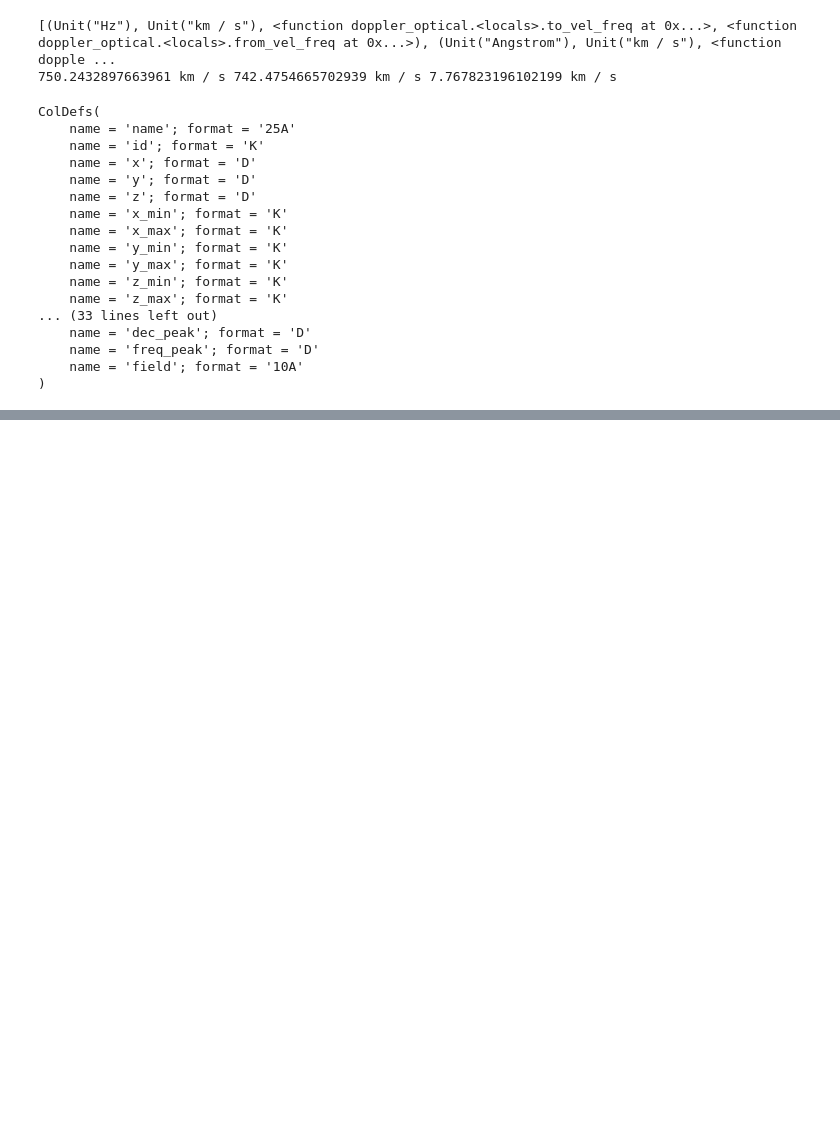
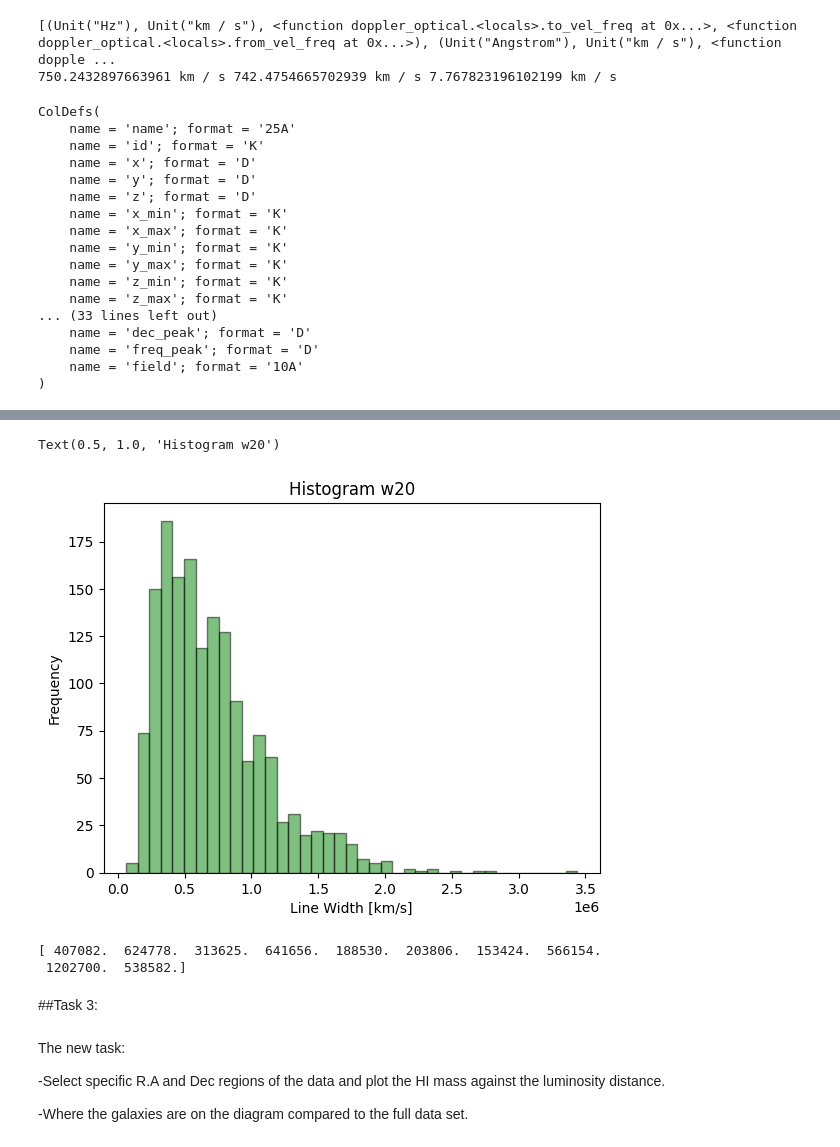
Before and after one commit to AnyelTars/Gas-in-galaxies, a Jupyter notebook: Analysing_APERTIF_data.ipynb, the cells around one changed output, grey strips where cells are left out. Drawn from its saved outputs; the diff is of its cells as text; code cells hidden in the pictures; blank space fills up the shorter version.

```diff
--- a/Analysing_APERTIF_data.ipynb
+++ b/Analysing_APERTIF_data.ipynb
@@ -206,0 +198,11 @@ plt.show()
+# %%
+# Solution 2
+w20=np.array(data['w20'])
+#print(len(w20))
+plt.hist(w20, bins='auto', edgecolor='black',color='g',alpha=0.5)
+plt.xlabel('Line Width [km/s]')
+plt.ylabel('Frequency')
+plt.title('Histogram w20')
+# %% [output]
+Text(0.5, 1.0, 'Histogram w20')
+[figure, added]
@@ -206,0 +211,13 @@ plt.show()
+# %%
+print(data['w50'][:10])
+# %% [output]
+[ 407082.  624778.  313625.  641656.  188530.  203806.  153424.  566154.
+ 1202700.  538582.]
+# %% [markdown]
+##Task 3:
+# %% [markdown]
+The new task:
+
+-Select specific R.A and Dec regions of the data and plot the HI mass against the luminosity distance.
+
+-Where the galaxies are on the diagram compared to the full data set.
```
Also changed, not shown: parts of 23 cells of this notebook.
